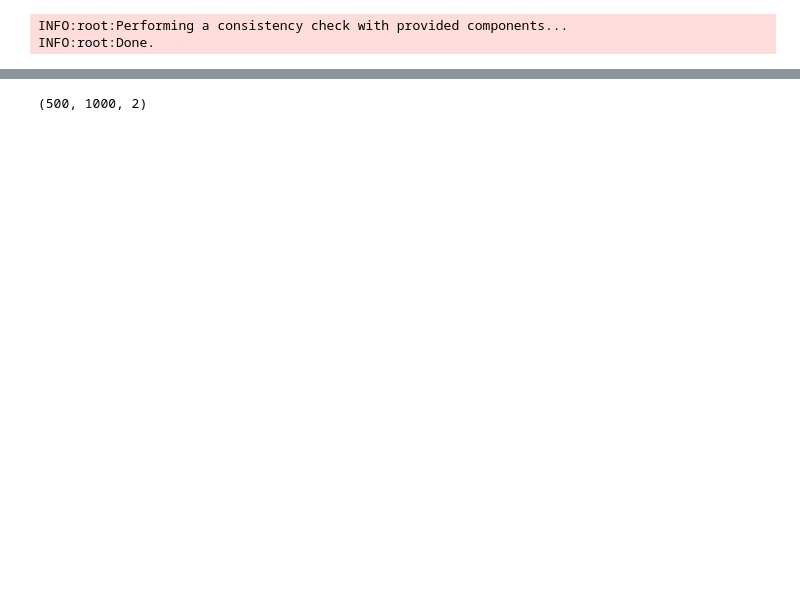
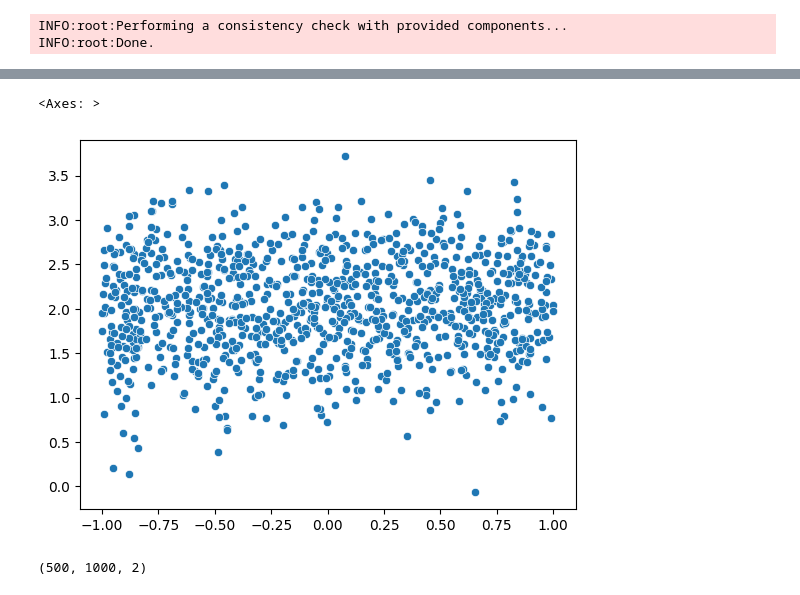
Before and after one commit to jerrymhuang/DreamDrone, a Jupyter notebook: FinalProject/exploration/gaze_simulation_bf.ipynb, the cells around one changed output, grey strips where cells are left out. Cells and saved outputs as stored; diff of their text form; code cells hidden in the pictures; blank space fills up the shorter version.

```diff
--- a/FinalProject/exploration/gaze_simulation_bf.ipynb
+++ b/FinalProject/exploration/gaze_simulation_bf.ipynb
@@ -168,6 +163,12 @@ f = bf.diagnostics.plot_losses(losses)
 # %%
 ## Parameter recovery
 resim = configurator(model(500))
+resim['summary_conditions'].shape
+s = resim['summary_conditions'][0]
+sns.scatterplot(x=s[0], y=s[1])
+# %% [output]
+<Axes: >
+[figure, added]
 # %%
 post_samples = amortizer.sample(resim, n_samples=1000)
 post_samples.shape
```
Also changed, not shown: parts of 11 cells of this notebook, 1 other file.
